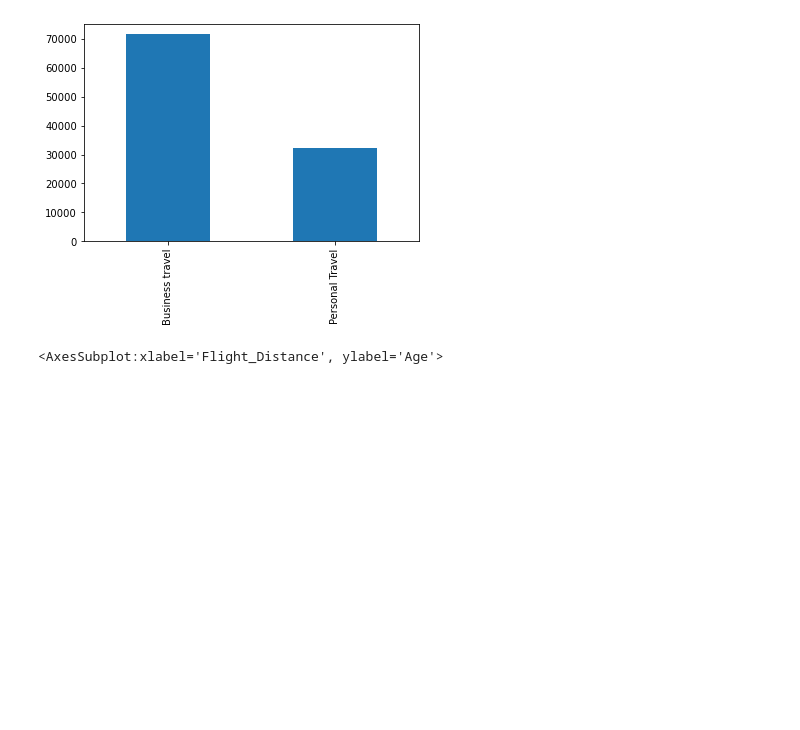
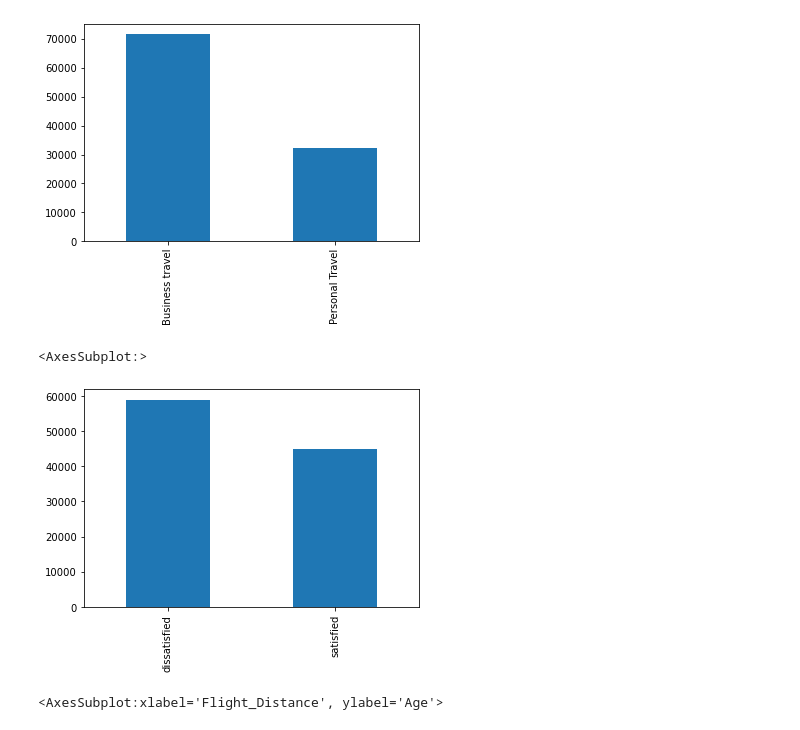
Before and after one commit to sameer8049/Capstone-Project, a Jupyter notebook: Airline_satisfaction.ipynb, the cells around one changed output. Drawn from its saved outputs; the diff is of its cells as text; code cells hidden in the pictures; blank space fills up the shorter version.

```diff
--- a/Airline_satisfaction.ipynb
+++ b/Airline_satisfaction.ipynb
@@ -281,6 +289,12 @@ df['Type_of_Travel'].value_counts().plot(kind='bar')
 # %% [output]
 <AxesSubplot:>
 [figure]
+# %%
+df['satisfaction'].value_counts().plot(kind='bar')
+# it's a balanced data
+# %% [output]
+<AxesSubplot:>
+[figure, added]
 # %%
 # Multivariate
 plt.figure(figsize=(12,12))
```
Also changed, not shown: parts of 21 cells of this notebook.
